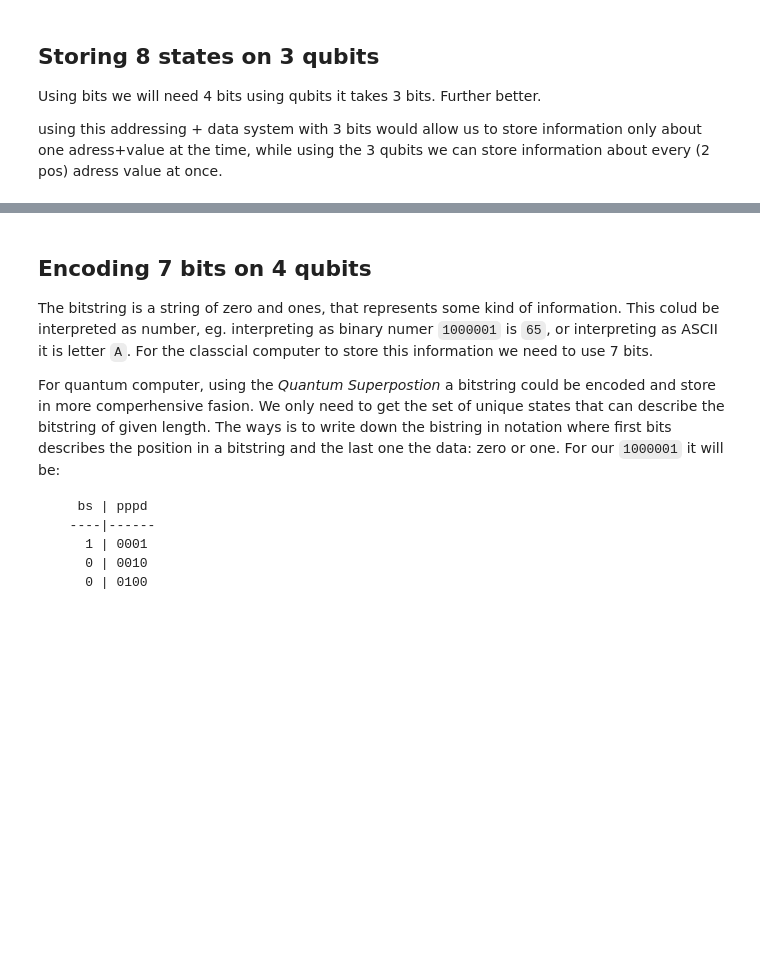
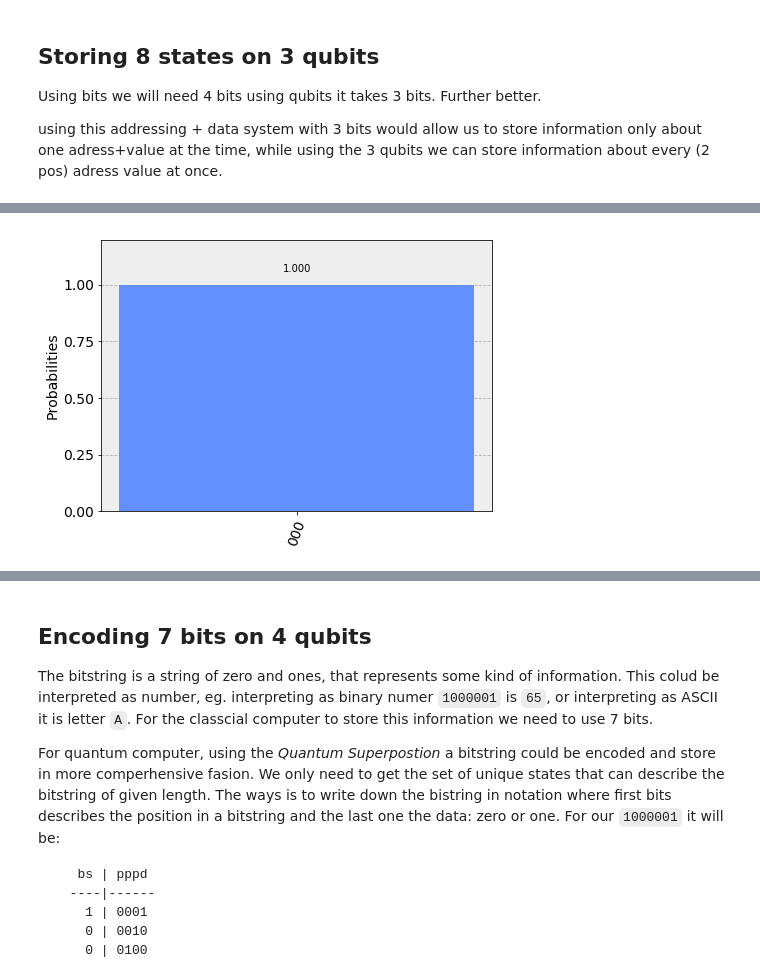
Before and after one commit to lukasszz/qiskit-tutorial, a Jupyter notebook: community/hello_world/bitstring_encoding2.ipynb, the cells around one changed output, grey strips where cells are left out. Drawn from its saved outputs; the diff is of its cells as text; code cells hidden in the pictures; blank space fills up the shorter version.

```diff
--- a/community/hello_world/bitstring_encoding2.ipynb
+++ b/community/hello_world/bitstring_encoding2.ipynb
@@ -302,0 +378,17 @@ n
+# %%
+circ = QuantumCircuit(q3, c3)
+circ.initialize([0, .5, .5, .0, .5, .0, .0, .5], q3)
+circ.barrier()
+
+circ_inv = QuantumCircuit(q3, c3)
+circ_inv.initialize([0, .5, .5, .0, .5, .0, .0, .5], q3).inverse()
+
+circ_sum = circ + circ_inv
+
+# Run and plot
+circ_sum.measure(q3, c3)
+job = execute(circ_sum , backend=backend)
+st = job.result().get_counts()
+plot_histogram(st)
+# %% [output]
+[figure, added]
```
Also changed, not shown: parts of 16 cells of this notebook.
